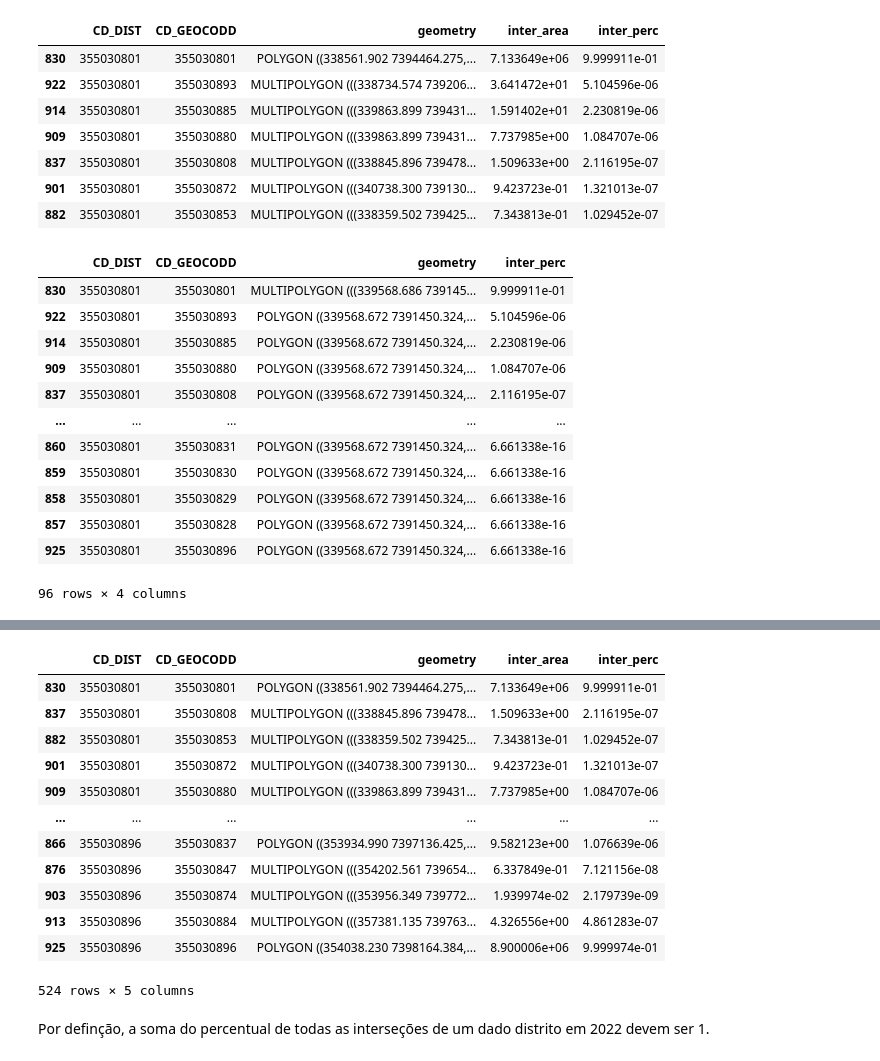
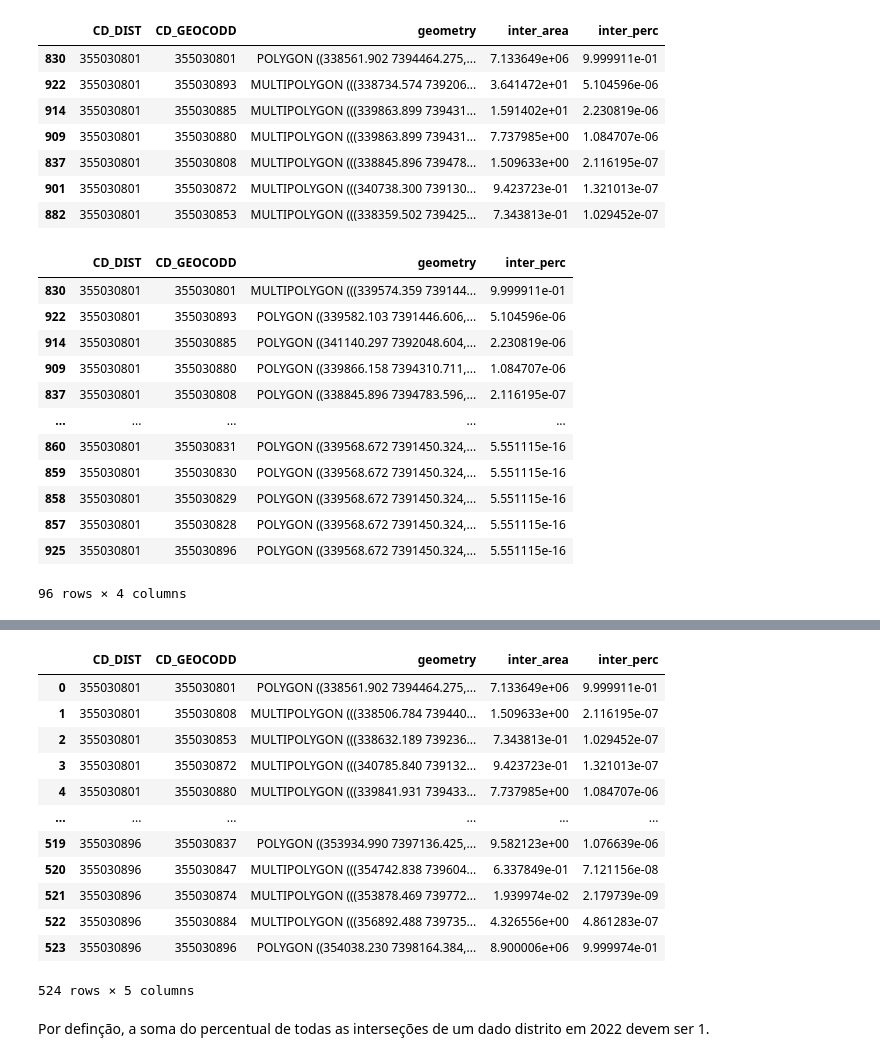
Before and after one commit to sepep-pmsp/compatibilizacao-setores-censitarios, a Jupyter notebook: 01 Compatibilização.ipynb, the cells around one changed output, grey strips where cells are left out. Drawn from its saved outputs; the diff is of its cells as text; code cells hidden in the pictures.

```diff
--- a/01 Compatibilização.ipynb
+++ b/01 Compatibilização.ipynb
@@ -391,7 +328,7 @@ prop(
 | 901 | 355030801 | 355030872 | MULTIPOLYGON (((340738.300 739130... | 9.423723e-01 | 1.321013e-07 |
 | 882 | 355030801 | 355030853 | MULTIPOLYGON (((338359.502 739425... | 7.343813e-01 | 1.029452e-07 |
 # %%
-prop(
+calc_similarity(
     distritos22.iloc[0],
     distritos10[['CD_GEOCODD', 'geometry']],
     left_key_col='CD_DIST',
@@ -400,21 +337,24 @@ prop(
 ).sort_values('inter_perc', ascending=False)
 # %% [output]
 |  | CD_DIST | CD_GEOCODD | geometry | inter_perc |
-| 830 | 355030801 | 355030801 | MULTIPOLYGON (((339568.686 739145... | 9.999911e-01 |
-| 922 | 355030801 | 355030893 | POLYGON ((339568.672 7391450.324,... | 5.104596e-06 |
-| 914 | 355030801 | 355030885 | POLYGON ((339568.672 7391450.324,... | 2.230819e-06 |
-| 909 | 355030801 | 355030880 | POLYGON ((339568.672 7391450.324,... | 1.084707e-06 |
-| 837 | 355030801 | 355030808 | POLYGON ((339568.672 7391450.324,... | 2.116195e-07 |
+| 830 | 355030801 | 355030801 | MULTIPOLYGON (((339574.359 739144... | 9.999911e-01 |
+| 922 | 355030801 | 355030893 | POLYGON ((339582.103 7391446.606,... | 5.104596e-06 |
+| 914 | 355030801 | 355030885 | POLYGON ((341140.297 7392048.604,... | 2.230819e-06 |
+| 909 | 355030801 | 355030880 | POLYGON ((339866.158 7394310.711,... | 1.084707e-06 |
+| 837 | 355030801 | 355030808 | POLYGON ((338845.896 7394783.596,... | 2.116195e-07 |
 | ... | ... | ... | ... | ... |
-| 860 | 355030801 | 355030831 | POLYGON ((339568.672 7391450.324,... | 6.661338e-16 |
-| 859 | 355030801 | 355030830 | POLYGON ((339568.672 7391450.324,... | 6.661338e-16 |
-| 858 | 355030801 | 355030829 | POLYGON ((339568.672 7391450.324,... | 6.661338e-16 |
-| 857 | 355030801 | 355030828 | POLYGON ((339568.672 7391450.324,... | 6.661338e-16 |
-| 925 | 355030801 | 355030896 | POLYGON ((339568.672 7391450.324,... | 6.661338e-16 |
+| 860 | 355030801 | 355030831 | POLYGON ((339568.672 7391450.324,... | 5.551115e-16 |
+| 859 | 355030801 | 355030830 | POLYGON ((339568.672 7391450.324,... | 5.551115e-16 |
+| 858 | 355030801 | 355030829 | POLYGON ((339568.672 7391450.324,... | 5.551115e-16 |
+| 857 | 355030801 | 355030828 | POLYGON ((339568.672 7391450.324,... | 5.551115e-16 |
+| 925 | 355030801 | 355030896 | POLYGON ((339568.672 7391450.324,... | 5.551115e-16 |
 96 rows × 4 columns
 # %%
-prop_22 = distritos22.copy()
-prop_22 = prop_22.apply(lambda x: prop(x, distritos10[['CD_GEOCODD', 'geometry']], left_key_col='CD_DIST', right_key_col='CD_GEOCODD'), axis=1)
-prop_22 = pd.concat(prop_22.values)
-prop_22
+%%time
+simd_22_path = 'data/01_similarity_distritos.parquet'
+if exists(simd_22_path):
+    simd_22 = gpd.read_parquet(simd_22_path)
+else:
+    simd_22 = calc_similarity(distritos22, distritos10[['CD_GEOCODD', 'geometry']], left_key_col='CD_DIST', right_key_col='CD_GEOCODD')
+simd_22
 # %% [output]
@@ -421,16 +363,16 @@ prop_22
 |  | CD_DIST | CD_GEOCODD | geometry | inter_area | inter_perc |
-| 830 | 355030801 | 355030801 | POLYGON ((338561.902 7394464.275,... | 7.133649e+06 | 9.999911e-01 |
-| 837 | 355030801 | 355030808 | MULTIPOLYGON (((338845.896 739478... | 1.509633e+00 | 2.116195e-07 |
-| 882 | 355030801 | 355030853 | MULTIPOLYGON (((338359.502 739425... | 7.343813e-01 | 1.029452e-07 |
-| 901 | 355030801 | 355030872 | MULTIPOLYGON (((340738.300 739130... | 9.423723e-01 | 1.321013e-07 |
-| 909 | 355030801 | 355030880 | MULTIPOLYGON (((339863.899 739431... | 7.737985e+00 | 1.084707e-06 |
+| 0 | 355030801 | 355030801 | POLYGON ((338561.902 7394464.275,... | 7.133649e+06 | 9.999911e-01 |
+| 1 | 355030801 | 355030808 | MULTIPOLYGON (((338506.784 739440... | 1.509633e+00 | 2.116195e-07 |
+| 2 | 355030801 | 355030853 | MULTIPOLYGON (((338632.189 739236... | 7.343813e-01 | 1.029452e-07 |
+| 3 | 355030801 | 355030872 | MULTIPOLYGON (((340785.840 739132... | 9.423723e-01 | 1.321013e-07 |
+| 4 | 355030801 | 355030880 | MULTIPOLYGON (((339841.931 739433... | 7.737985e+00 | 1.084707e-06 |
 | ... | ... | ... | ... | ... | ... |
-| 866 | 355030896 | 355030837 | POLYGON ((353934.990 7397136.425,... | 9.582123e+00 | 1.076639e-06 |
-| 876 | 355030896 | 355030847 | MULTIPOLYGON (((354202.561 739654... | 6.337849e-01 | 7.121156e-08 |
-| 903 | 355030896 | 355030874 | MULTIPOLYGON (((353956.349 739772... | 1.939974e-02 | 2.179739e-09 |
-| 913 | 355030896 | 355030884 | MULTIPOLYGON (((357381.135 739763... | 4.326556e+00 | 4.861283e-07 |
-| 925 | 355030896 | 355030896 | POLYGON ((354038.230 7398164.384,... | 8.900006e+06 | 9.999974e-01 |
+| 519 | 355030896 | 355030837 | POLYGON ((353934.990 7397136.425,... | 9.582123e+00 | 1.076639e-06 |
+| 520 | 355030896 | 355030847 | MULTIPOLYGON (((354742.838 739604... | 6.337849e-01 | 7.121156e-08 |
+| 521 | 355030896 | 355030874 | MULTIPOLYGON (((353878.469 739772... | 1.939974e-02 | 2.179739e-09 |
+| 522 | 355030896 | 355030884 | MULTIPOLYGON (((356892.488 739735... | 4.326556e+00 | 4.861283e-07 |
+| 523 | 355030896 | 355030896 | POLYGON ((354038.230 7398164.384,... | 8.900006e+06 | 9.999974e-01 |
-524 rows × 5 columns
+524 rows × 5 columns
 # %% [markdown]
 Por definção, a soma do percentual de todas as interseções de um dado distrito em 2022 devem ser 1.
 # %%
```
Also changed, not shown: parts of 49 cells of this notebook.
